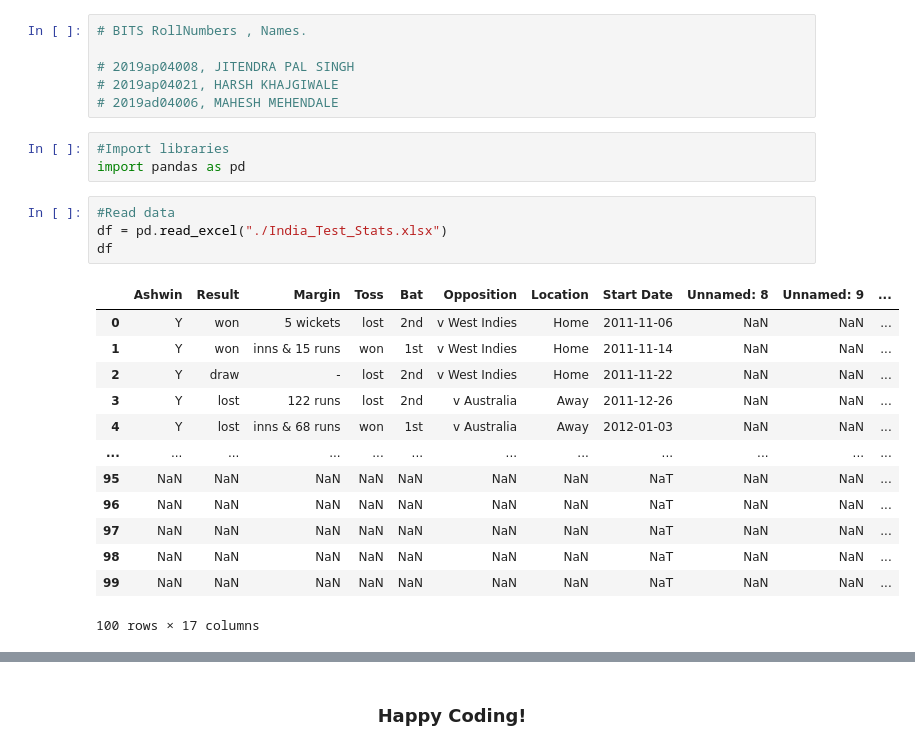
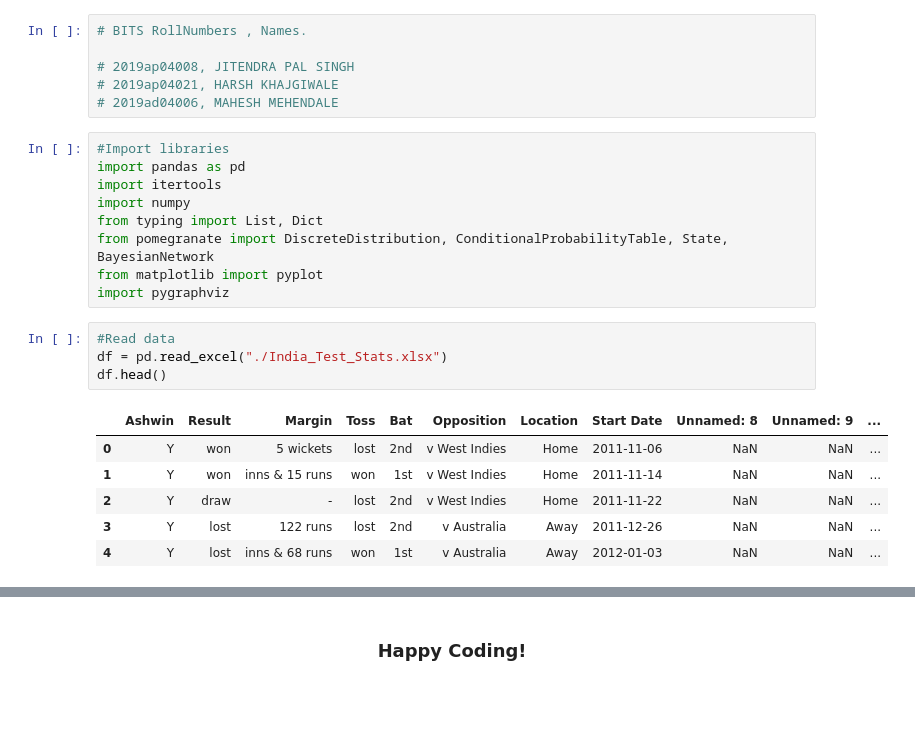
Before and after one commit to paljsingh/bayesian-network-model, a Jupyter notebook: model-6.ipynb, the cells around one changed output, grey strips where cells are left out. Drawn from its saved outputs; the diff is of its cells as text; blank space fills up the shorter version.

```diff
--- a/model-6.ipynb
+++ b/model-6.ipynb
@@ -45,27 +45,26 @@ We wish to evaluate based on
 # 2019ap04008, JITENDRA PAL SINGH
 # 2019ap04021, HARSH KHAJGIWALE
 # 2019ad04006, MAHESH MEHENDALE
-# %%
-#Import libraries
-import pandas as pd
+# %%
+#Import libraries
+import pandas as pd
+import itertools
+import numpy
+from typing import List, Dict
+from pomegranate import DiscreteDistribution, ConditionalProbabilityTable, State, BayesianNetwork
+from matplotlib import pyplot
+import pygraphviz
 # %%
 #Read data
 df = pd.read_excel("./India_Test_Stats.xlsx")
-df
+df.head()
 # %% [output]
 |  | Ashwin | Result | Margin | Toss | Bat | Opposition | Location | Start Date | Unnamed: 8 | Unnamed: 9 | ... |
 | 0 | Y | won | 5 wickets | lost | 2nd | v West Indies | Home | 2011-11-06 | NaN | NaN | ... |
 | 1 | Y | won | inns & 15 runs | won | 1st | v West Indies | Home | 2011-11-14 | NaN | NaN | ... |
 | 2 | Y | draw | - | lost | 2nd | v West Indies | Home | 2011-11-22 | NaN | NaN | ... |
 | 3 | Y | lost | 122 runs | lost | 2nd | v Australia | Away | 2011-12-26 | NaN | NaN | ... |
 | 4 | Y | lost | inns & 68 runs | won | 1st | v Australia | Away | 2012-01-03 | NaN | NaN | ... |
-| ... | ... | ... | ... | ... | ... | ... | ... | ... | ... | ... | ... |
-| 95 | NaN | NaN | NaN | NaN | NaN | NaN | NaN | NaT | NaN | NaN | ... |
-| 96 | NaN | NaN | NaN | NaN | NaN | NaN | NaN | NaT | NaN | NaN | ... |
-| 97 | NaN | NaN | NaN | NaN | NaN | NaN | NaN | NaT | NaN | NaN | ... |
-| 98 | NaN | NaN | NaN | NaN | NaN | NaN | NaN | NaT | NaN | NaN | ... |
-| 99 | NaN | NaN | NaN | NaN | NaN | NaN | NaN | NaT | NaN | NaN | ... |
-100 rows × 17 columns
 # %%
 #Pre-process data (Whatever you feel might be required)
 
```
Also changed, not shown: parts of 12 cells of this notebook.
